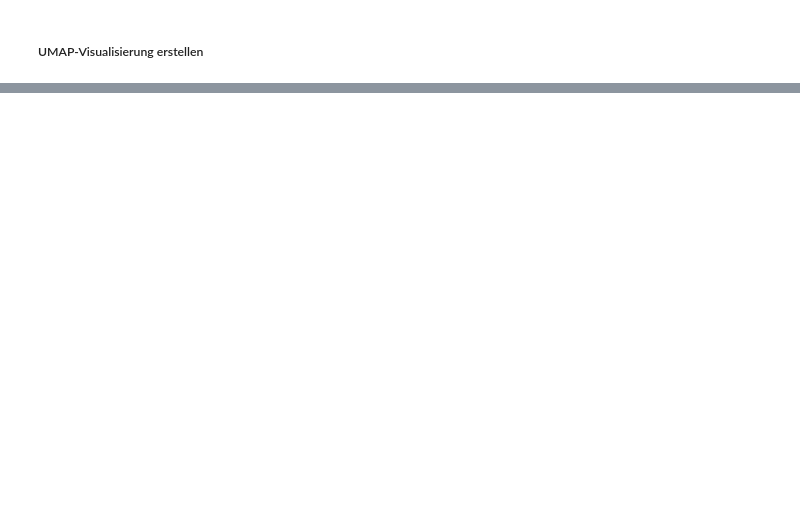
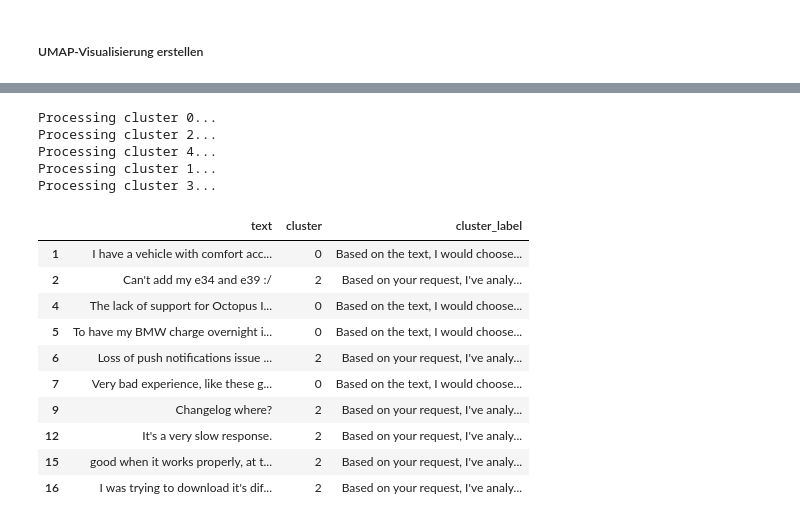
Before and after one commit to Ayhan91691/Capstone_Martin_Ayhan, a Jupyter notebook: notebooks/05_issue_detection.ipynb, the cells around one changed output, grey strips where cells are left out. Cells and saved outputs as stored; diff of their text form; code cells hidden in the pictures; blank space fills up the shorter version.

```diff
--- a/notebooks/05_issue_detection.ipynb
+++ b/notebooks/05_issue_detection.ipynb
@@ -436,0 +287,8 @@ Models saved successfully
+# %%
+#Clustering K-MEans
+from sklearn.cluster import KMeans
+
+k = 5  # später optimieren
+
+kmeans = KMeans(n_clusters=k, random_state=42)
+df["cluster"] = kmeans.fit_predict(embeddings)
@@ -436,0 +373,4 @@ Models saved successfully
+# %%
+#Cluster automatisch benennen. Reviews pro Cluster sammeln
+def get_cluster_samples(df, cluster_id):
+    return df[df["cluster"] == cluster_id]["text"].tolist()
@@ -436,0 +414,37 @@ Models saved successfully
+# %%
+#Für alle Cluster anwenden
+cluster_labels = {}
+
+for cluster_id in df["cluster"].unique():
+
+    print(f"Processing cluster {cluster_id}...")
+
+    samples = get_cluster_samples(df, cluster_id)
+
+    label = generate_cluster_label(samples)
+
+    cluster_labels[cluster_id] = label
+# %% [output]
+Processing cluster 0...
+Processing cluster 2...
+Processing cluster 4...
+Processing cluster 1...
+Processing cluster 3...
+# %%
+#Labels ins DataFrame schreiben
+df["cluster_label"] = df["cluster"].map(cluster_labels)
+# %%
+#Ergebnis checken
+df[["text", "cluster", "cluster_label"]].head(10)
+# %% [output]
+|  | text | cluster | cluster_label |
+| 1 | I have a vehicle with comfort acc... | 0 | Based on the text, I would choose... |
+| 2 | Can't add my e34 and e39 :/ | 2 | Based on your request, I've analy... |
+| 4 | The lack of support for Octopus I... | 0 | Based on the text, I would choose... |
+| 5 | To have my BMW charge overnight i... | 0 | Based on the text, I would choose... |
+| 6 | Loss of push notifications issue ... | 2 | Based on your request, I've analy... |
+| 7 | Very bad experience, like these g... | 0 | Based on the text, I would choose... |
+| 9 | Changelog where? | 2 | Based on your request, I've analy... |
+| 12 | It's a very slow response. | 2 | Based on your request, I've analy... |
+| 15 | good when it works properly, at t... | 2 | Based on your request, I've analy... |
+| 16 | I was trying to download it's dif... | 2 | Based on your request, I've analy... |
```
Also changed, not shown: parts of 48 cells of this notebook, 14 other files.
